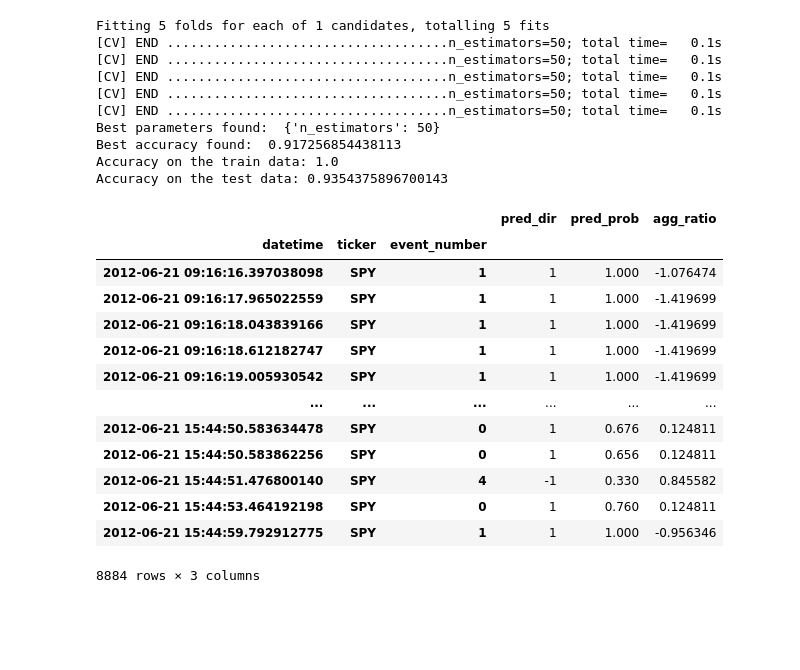
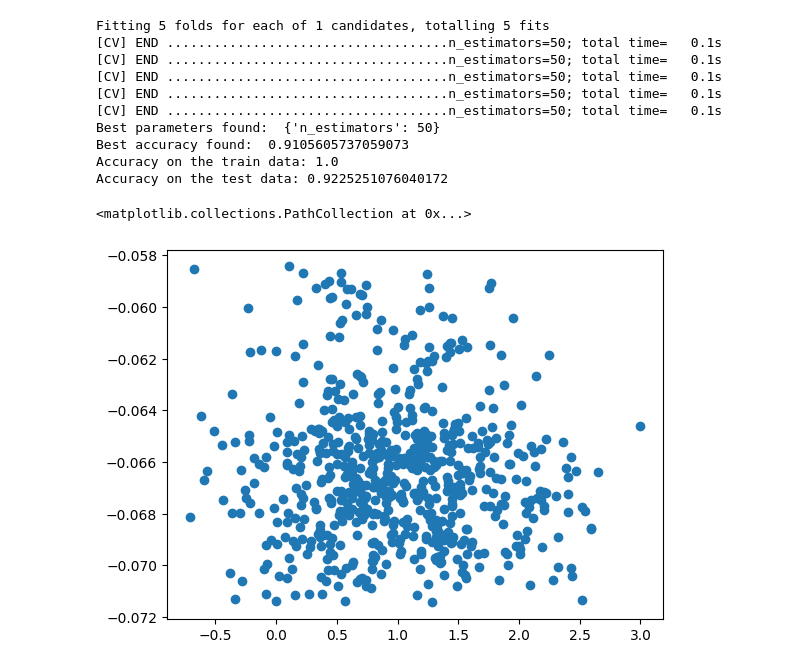
Before and after one commit to JingHui-Tan/dissertation-iceberg, a Jupyter notebook: direction_prediction_example.ipynb, the cells around one changed output. Cells and saved outputs as stored; diff of their text form; code cells hidden in the pictures; blank space fills up the shorter version.

Commit message:
Build order_imbalance functions and improve prediction_ML_pipeline

```diff
--- a/direction_prediction_example.ipynb
+++ b/direction_prediction_example.ipynb
@@ -14,23 +14,29 @@ SPY_ob = pd.read_csv("./data/SPY/SPY_2019-01-02_24900000_57900000_orderbook_10.c
+# %%
+AAPL_m2 = pd.read_csv("./data/AAPL/AAPL_2019-01-02_24900000_57900000_message_10.csv", header=None)
+AAPL_m3 = pd.read_csv("./data/AAPL/AAPL_2019-01-03_24900000_57900000_message_10.csv", header=None)
+AAPL_m4 = pd.read_csv("./data/AAPL/AAPL_2019-01-04_24900000_57900000_message_10.csv", header=None)
+
+AAPL_ob2 = pd.read_csv("./data/AAPL/AAPL_2019-01-02_24900000_57900000_orderbook_10.csv", header=None)
+AAPL_ob3 = pd.read_csv("./data/AAPL/AAPL_2019-01-03_24900000_57900000_orderbook_10.csv", header=None)
+AAPL_ob4 = pd.read_csv("./data/AAPL/AAPL_2019-01-04_24900000_57900000_orderbook_10.csv", header=None)
+
+AAPL_m = pd.concat([AAPL_m2, AAPL_m3, AAPL_m4])
+AAPL_ob = pd.concat([AAPL_ob2, AAPL_ob3, AAPL_ob4])
+# %%
+df_m_labelled_lst = [MSFT_m]
+df_ob_labelled_lst = [MSFT_ob]
+tickers_train = ['MSFT']
+df_m_predict_lst = [AAPL_m]
+df_ob_predict_lst = [AAPL_ob]
+tickers_pred = ['AAPL']
 # %%
 classifier = RandomForestClassifier()
-# param_grid = {
-#     'n_estimators': [50, 100, 200],
-#     'max_depth': [None, 10, 20, 30],
-#     'min_samples_split': [2, 5, 10],
-#     'min_samples_leaf': [1, 2, 4],
-#     'bootstrap': [True, False]
-# }
-
 param_grid = {
-    'n_estimators': [50]
+    'n_estimators': [50],
+    # 'max_depth': [None, 10, 20, 30],
+    # 'min_samples_split': [2, 5, 10],
+    # 'min_samples_leaf': [1, 2, 4],
 }
-
-df_m_labelled_lst = [MSFT_m]
-df_ob_labelled_lst = [MSFT_ob]
-tickers_train = ['MSFT']
-df_ob_predict_lst = [SPY_ob]
-df_m_predict_lst = [SPY_m]
-tickers_pred = ['SPY']
 
 
 results = train_and_evaluate_model(classifier, param_grid, df_ob_labelled_lst,
@@ -45,23 +51,13 @@ Fitting 5 folds for each of 1 candidates, totalling 5 fits
 [CV] END ....................................n_estimators=50; total time=   0.1s
 [CV] END ....................................n_estimators=50; total time=   0.1s
 Best parameters found:  {'n_estimators': 50}
-Best accuracy found:  0.917256854438113
+Best accuracy found:  0.9105605737059073
 Accuracy on the train data: 1.0
-Accuracy on the test data: 0.9354375896700143
+Accuracy on the test data: 0.9225251076040172
-# %%
-prediction_dict['pred']
-# %% [output]
-|  |  |  | pred_dir | pred_prob | agg_ratio |
-| datetime | ticker | event_number |  |  |  |
-| 2012-06-21 09:16:16.397038098 | SPY | 1 | 1 | 1.000 | -1.076474 |
-| 2012-06-21 09:16:17.965022559 | SPY | 1 | 1 | 1.000 | -1.419699 |
-| 2012-06-21 09:16:18.043839166 | SPY | 1 | 1 | 1.000 | -1.419699 |
-| 2012-06-21 09:16:18.612182747 | SPY | 1 | 1 | 1.000 | -1.419699 |
-| 2012-06-21 09:16:19.005930542 | SPY | 1 | 1 | 1.000 | -1.419699 |
-| ... | ... | ... | ... | ... | ... |
-| 2012-06-21 15:44:50.583634478 | SPY | 0 | 1 | 0.676 | 0.124811 |
-| 2012-06-21 15:44:50.583862256 | SPY | 0 | 1 | 0.656 | 0.124811 |
-| 2012-06-21 15:44:51.476800140 | SPY | 4 | -1 | 0.330 | 0.845582 |
-| 2012-06-21 15:44:53.464192198 | SPY | 0 | 1 | 0.760 | 0.124811 |
-| 2012-06-21 15:44:59.792912775 | SPY | 1 | 1 | 1.000 | -0.956346 |
-8884 rows × 3 columns
+# %%
+order_imbalance_AAPL = combined_order_imbalance(df_predict_dict['AAPL'][0], prediction_dict['pred'], delta='30S')
+# %%
+plt.scatter(order_imbalance_AAPL['order_imbalance_hid'][:-1], order_imbalance_AAPL['log_ret'][1:])
+# %% [output]
+<matplotlib.collections.PathCollection at 0x...>
+[figure, added]
```
Also changed, not shown: parts of 4 cells of this notebook, 2 other files.
